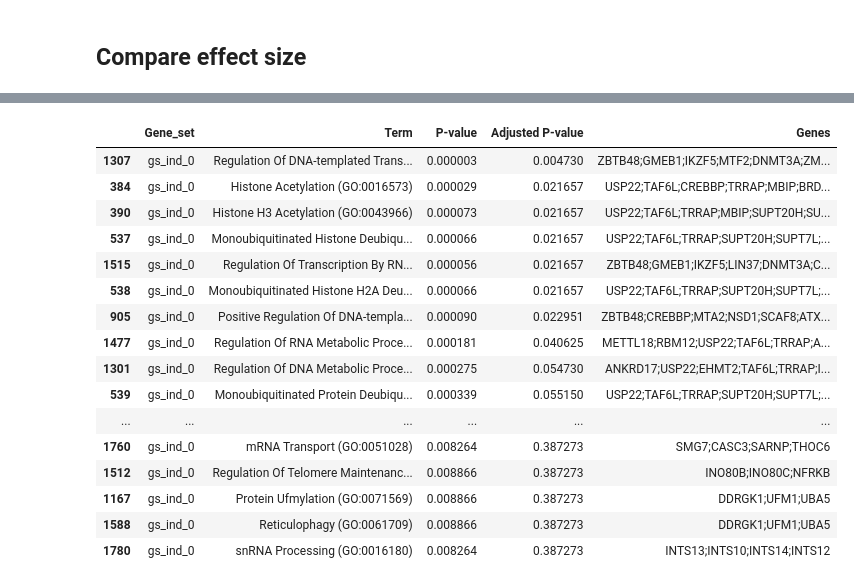
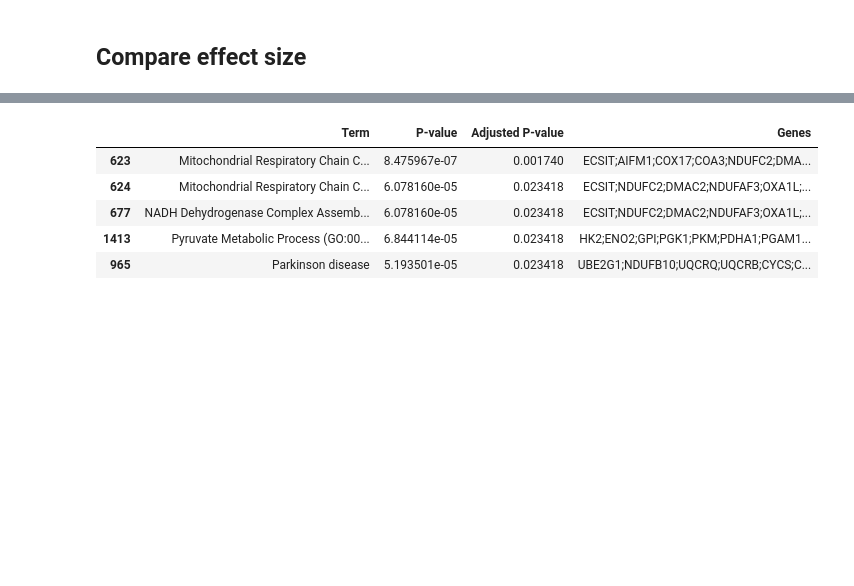
Before and after one commit to emdann/GWT_perturbseq_analysis_2025, a Jupyter notebook: src/3_DE_analysis/K562_DE/K562_vs_CD4T_analysis.ipynb, the cells around one changed output, grey strips where cells are left out. Saved outputs shown, nothing was run; the diff lists cells and outputs as text; code cells hidden in the pictures; blank space fills up the shorter version.

```diff
--- a/src/3_DE_analysis/K562_DE/K562_vs_CD4T_analysis.ipynb
+++ b/src/3_DE_analysis/K562_DE/K562_vs_CD4T_analysis.ipynb
@@ -25,7 +47,7 @@ from tqdm.notebook import tqdm
 ## Load MASH DE results
 Generated in `K562_DEseq2.ipynb`
 # %%
-all_res_df = pd.read_parquet('/mnt/oak/users/emma/data/GWT/CD4iR1_Psomagen/MASH_comparison_results.parquet')
+all_res_df = pd.read_parquet('/mnt/oak/users/emma/data/GWT/CD4i_final/MASH_comparison_results.parquet')
 # %%
 split_test_df = all_res_df.test.str.split("_", expand=True).rename(columns={0: "target_contrast", 1: "gene_name"})
 # %%
@@ -83,7 +168,6 @@ for c in ['Rest', 'Stim8hr']:
 # %%
-# Keep targets with at least some significant effect in Replogle
-keep_targets = signif_res_df[signif_res_df.cell_type == 'K562']['target_contrast'].unique()
 k562_de_compare = all_res_df[all_res_df.cell_type == 'K562'].pivot(columns='target_contrast', index='gene_name', values="PosteriorMean")
 rest_de_compare = all_res_df[all_res_df.cell_type == 'Rest'].pivot(columns='target_contrast', index='gene_name', values="PosteriorMean")
 stim_de_compare = all_res_df[all_res_df.cell_type == 'Stim8hr'].pivot(columns='target_contrast', index='gene_name', values="PosteriorMean")
+stim48_de_compare = all_res_df[all_res_df.cell_type == 'Stim48hr'].pivot(columns='target_contrast', index='gene_name', values="PosteriorMean")
 # %%
@@ -95,18 +180,18 @@ stim_de_compare = stim_de_compare.mask(k562_de_compare.index.values[:, None] ==
 comparisons = [
     ('K562 vs CD4+T (Rest)', k562_de_compare, rest_de_compare),
     ('K562 vs CD4+T (Stim 8hr)', k562_de_compare, stim_de_compare),
-    ('CD4+T (Stim 8hr) vs CD4+T (Rest)', stim_de_compare, rest_de_compare)
+    ('K562 vs CD4+T (Stim 48hr)', k562_de_compare, stim48_de_compare),
+    ('CD4+T (Stim 8hr) vs CD4+T (Rest)', stim_de_compare, rest_de_compare),
+    ('CD4+T (Stim 8hr) vs CD4+T (Stim 48hr)', stim_de_compare, stim48_de_compare),
+    ('CD4+T (Stim 48hr) vs CD4+T (Rest)', stim48_de_compare, rest_de_compare)
 ]
 
-# Create separate DataFrames for each comparison
 comparison_results = {}
 
 for comparison_name, df1, df2 in comparisons:
-    # Initialize DataFrame for this comparison
     results_df = pd.DataFrame(columns=['Perturbation', 'pearson_r', 'pearson_pval',
                                       'random_r1', 'random_r2', 'random_r3'])
 
-    # Iterate through common perturbations
     for perturb in df1.columns:
         values1 = df1[perturb]
         values2 = df2[perturb]
@@ -122,7 +207,6 @@ for comparison_name, df1, df2 in comparisons:
             random_corr = scipy.stats.pearsonr(values1, random_values)
             random_rs.append(random_corr.statistic)
 
-        # Add to results DataFrame
         new_row = pd.DataFrame({
             'Perturbation': [perturb],
             'pearson_r': [corr.statistic],
@@ -133,8 +217,8 @@ for comparison_name, df1, df2 in comparisons:
         })
         results_df = pd.concat([results_df, new_row], ignore_index=True)
 
-    # Sort by correlation
+
     results_df = results_df.sort_values('pearson_r', ascending=False)
+    comparison_results[comparison_name] = results_df
 
-    # Store in our dictionary
-    comparison_results[comparison_name] = results_df
+correlation_results = pd.concat([v.assign(comparison=k) for k,v in comparison_results.items()])
@@ -338,10 +375,5 @@ See the caveats in the documentation: https://pandas.pydata.org/pandas-docs/stab
 # %%
 import gseapy as gp
-correlated_gs = correlation_results[(correlation_results.comparison == 'K562_vs_Stim') & (correlation_results['pearson_r'] > 0.5)].Perturbation.unique()
-correlated_gs = correlated_gs.tolist()
-print(len(correlated_gs))
-all_gs = correlation_results.Perturbation.unique().tolist()
-print(len(all_gs))
 
 def parse_gene_sets(filename):
    gene_sets = {}
@@ -356,14 +388,39 @@ KEGG_sets = parse_gene_sets(f'{OAKPATH}/users/emma/data//KEGG_2019_Human.txt')
 GO_BP_sets = parse_gene_sets(f'{OAKPATH}/users/emma/data/GO_Biological_Process_2023.txt')
 GENESETS = {**GO_BP_sets, **KEGG_sets}
 
-# # run enrichr
+# Top correlations in K562 comparison
+top_20_threshold = correlation_results[correlation_results.comparison.str.contains('K562')]['pearson_r'].quantile(0.8)
+correlated_gs = correlation_results[correlation_results.comparison.str.contains('K562') &
+                                (correlation_results['pearson_r'] >= top_20_threshold)].Perturbation.unique()
+correlated_gs = correlated_gs.tolist()
+all_gs = correlation_results.Perturbation.unique().tolist()
 enr = gp.enrichr(gene_list=correlated_gs,
                 gene_sets=GENESETS,
                 organism='Human',
-                cutoff=0.1,
+                cutoff=1,
                 background=all_gs,
-                outdir='results/test_enrichr/',
-                no_plot=False
+                outdir=f'results/test_enrichr/K562_top_correlations/',
+                no_plot=True
                 )
-enr.results[['Gene_set', 'Term', 'P-value', 'Adjusted P-value', 'Genes']].sort_values('Adjusted P-value')[0:40]
+
+
+k562_high_corr_terms = enr.results[['Term', 'P-value', 'Adjusted P-value', 'Genes']].sort_values('Adjusted P-value')
+
+# Low correlations in CD4 comparison
+bottom_20_threshold = correlation_results[~correlation_results.comparison.str.contains('K562')]['pearson_r'].quantile(0.1)
+correlated_gs = correlation_results[~correlation_results.comparison.str.contains('K562') &
+                                (correlation_results['pearson_r'] <= bottom_20_threshold)].Perturbation.unique()
+correlated_gs = correlated_gs.tolist()
+all_gs = correlation_results.Perturbation.unique().tolist()
+enr = gp.enrichr(gene_list=correlated_gs,
+                gene_sets=GENESETS,
+                organism='Human',
+                cutoff=1,
+                background=all_gs,
+                outdir=f'results/test_enrichr/CD4_bottom_correlations/',
+                no_plot=True
+                )
+
+cd4_low_corr_terms = enr.results[['Term', 'P-value', 'Adjusted P-value', 'Genes']].sort_values('Adjusted P-value')
+cd4_low_corr_terms.head()
 # %% [output]
@@ -372,17 +427,6 @@ enr.results[['Gene_set', 'Term', 'P-value', 'Adjusted P-value', 'Genes']].sort_v
-|  | Gene_set | Term | P-value | Adjusted P-value | Genes |
-| 1307 | gs_ind_0 | Regulation Of DNA-templated Trans... | 0.000003 | 0.004730 | ZBTB48;GMEB1;IKZF5;MTF2;DNMT3A;ZM... |
-| 384 | gs_ind_0 | Histone Acetylation (GO:0016573) | 0.000029 | 0.021657 | USP22;TAF6L;CREBBP;TRRAP;MBIP;BRD... |
-| 390 | gs_ind_0 | Histone H3 Acetylation (GO:0043966) | 0.000073 | 0.021657 | USP22;TAF6L;TRRAP;MBIP;SUPT20H;SU... |
-| 537 | gs_ind_0 | Monoubiquitinated Histone Deubiqu... | 0.000066 | 0.021657 | USP22;TAF6L;TRRAP;SUPT20H;SUPT7L;... |
-| 1515 | gs_ind_0 | Regulation Of Transcription By RN... | 0.000056 | 0.021657 | ZBTB48;GMEB1;IKZF5;LIN37;DNMT3A;C... |
-| 538 | gs_ind_0 | Monoubiquitinated Histone H2A Deu... | 0.000066 | 0.021657 | USP22;TAF6L;TRRAP;SUPT20H;SUPT7L;... |
-| 905 | gs_ind_0 | Positive Regulation Of DNA-templa... | 0.000090 | 0.022951 | ZBTB48;CREBBP;MTA2;NSD1;SCAF8;ATX... |
-| 1477 | gs_ind_0 | Regulation Of RNA Metabolic Proce... | 0.000181 | 0.040625 | METTL18;RBM12;USP22;TAF6L;TRRAP;A... |
-| 1301 | gs_ind_0 | Regulation Of DNA Metabolic Proce... | 0.000275 | 0.054730 | ANKRD17;USP22;EHMT2;TAF6L;TRRAP;I... |
-| 539 | gs_ind_0 | Monoubiquitinated Protein Deubiqu... | 0.000339 | 0.055150 | USP22;TAF6L;TRRAP;SUPT20H;SUPT7L;... |
-| ... | ... | ... | ... | ... | ... |
-| 1760 | gs_ind_0 | mRNA Transport (GO:0051028) | 0.008264 | 0.387273 | SMG7;CASC3;SARNP;THOC6 |
-| 1512 | gs_ind_0 | Regulation Of Telomere Maintenanc... | 0.008866 | 0.387273 | INO80B;INO80C;NFRKB |
-| 1167 | gs_ind_0 | Protein Ufmylation (GO:0071569) | 0.008866 | 0.387273 | DDRGK1;UFM1;UBA5 |
-| 1588 | gs_ind_0 | Reticulophagy (GO:0061709) | 0.008866 | 0.387273 | DDRGK1;UFM1;UBA5 |
-| 1780 | gs_ind_0 | snRNA Processing (GO:0016180) | 0.008264 | 0.387273 | INTS13;INTS10;INTS14;INTS12 |
+|  | Term | P-value | Adjusted P-value | Genes |
+| 623 | Mitochondrial Respiratory Chain C... | 8.475967e-07 | 0.001740 | ECSIT;AIFM1;COX17;COA3;NDUFC2;DMA... |
+| 624 | Mitochondrial Respiratory Chain C... | 6.078160e-05 | 0.023418 | ECSIT;NDUFC2;DMAC2;NDUFAF3;OXA1L;... |
+| 677 | NADH Dehydrogenase Complex Assemb... | 6.078160e-05 | 0.023418 | ECSIT;NDUFC2;DMAC2;NDUFAF3;OXA1L;... |
+| 1413 | Pyruvate Metabolic Process (GO:00... | 6.844114e-05 | 0.023418 | HK2;ENO2;GPI;PGK1;PKM;PDHA1;PGAM1... |
+| 965 | Parkinson disease | 5.193501e-05 | 0.023418 | UBE2G1;NDUFB10;UQCRQ;UQCRB;CYCS;C... |
```
Also changed, not shown: parts of 32 cells of this notebook, 14 other files.
